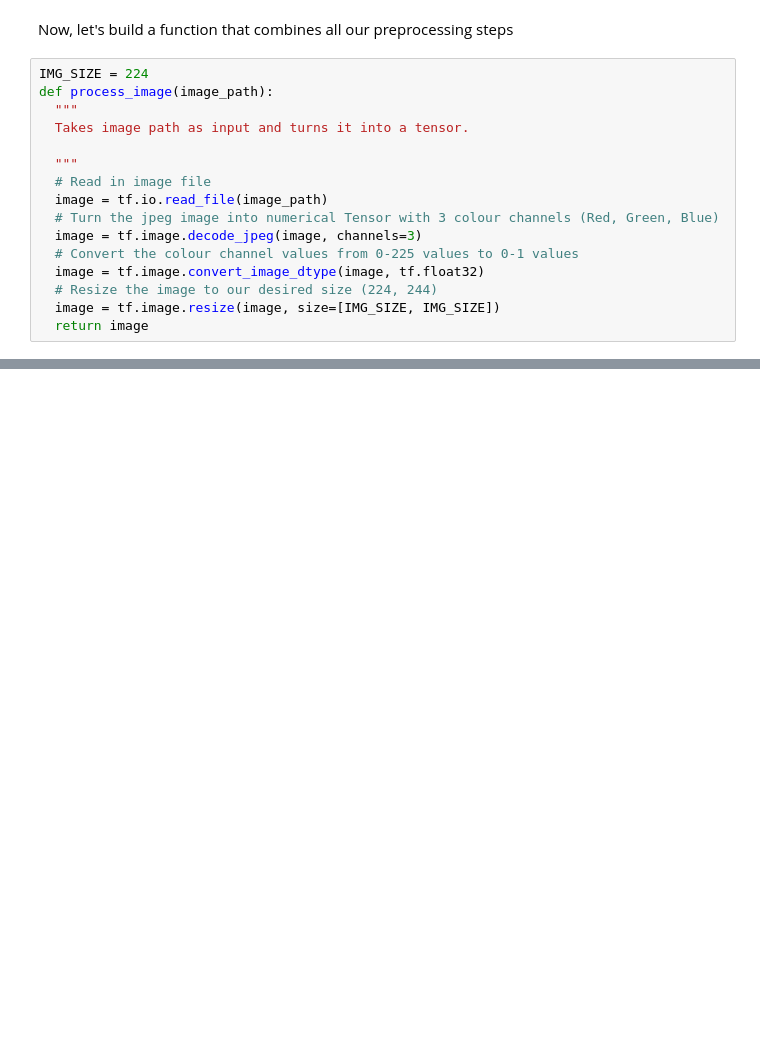
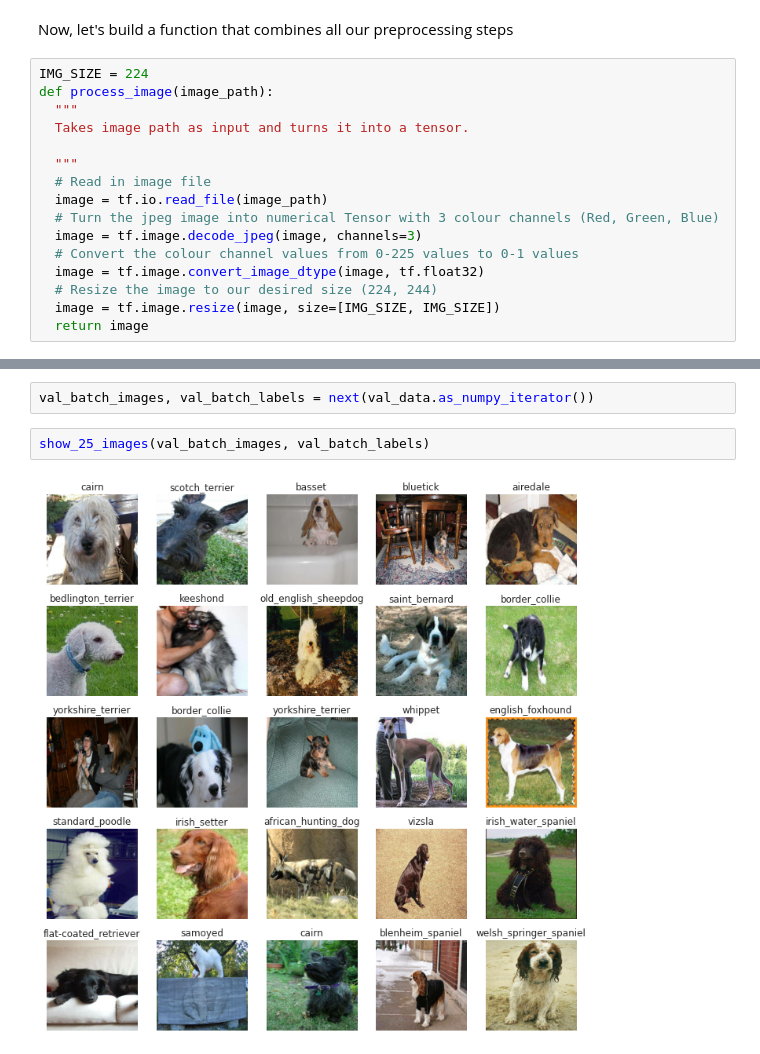
Before and after one commit to Shubhranshu-Malhotra/Dog-Breed-Classification-Deep-Learning, a Jupyter notebook: Dog_Breed_Classification_Data_Preparation_and_Preprocessing.ipynb, the cells around one changed output, grey strips where cells are left out. Drawn from its saved outputs; the diff is of its cells as text; blank space fills up the shorter version.

```diff
--- a/Dog_Breed_Classification_Data_Preparation_and_Preprocessing.ipynb
+++ b/Dog_Breed_Classification_Data_Preparation_and_Preprocessing.ipynb
@@ -622,0 +754,6 @@ def process_image(image_path):
+# %%
+val_batch_images, val_batch_labels = next(val_data.as_numpy_iterator())
+# %%
+show_25_images(val_batch_images, val_batch_labels)
+# %% [output]
+[figure, added]
```
Also changed, not shown: parts of 23 cells of this notebook.
